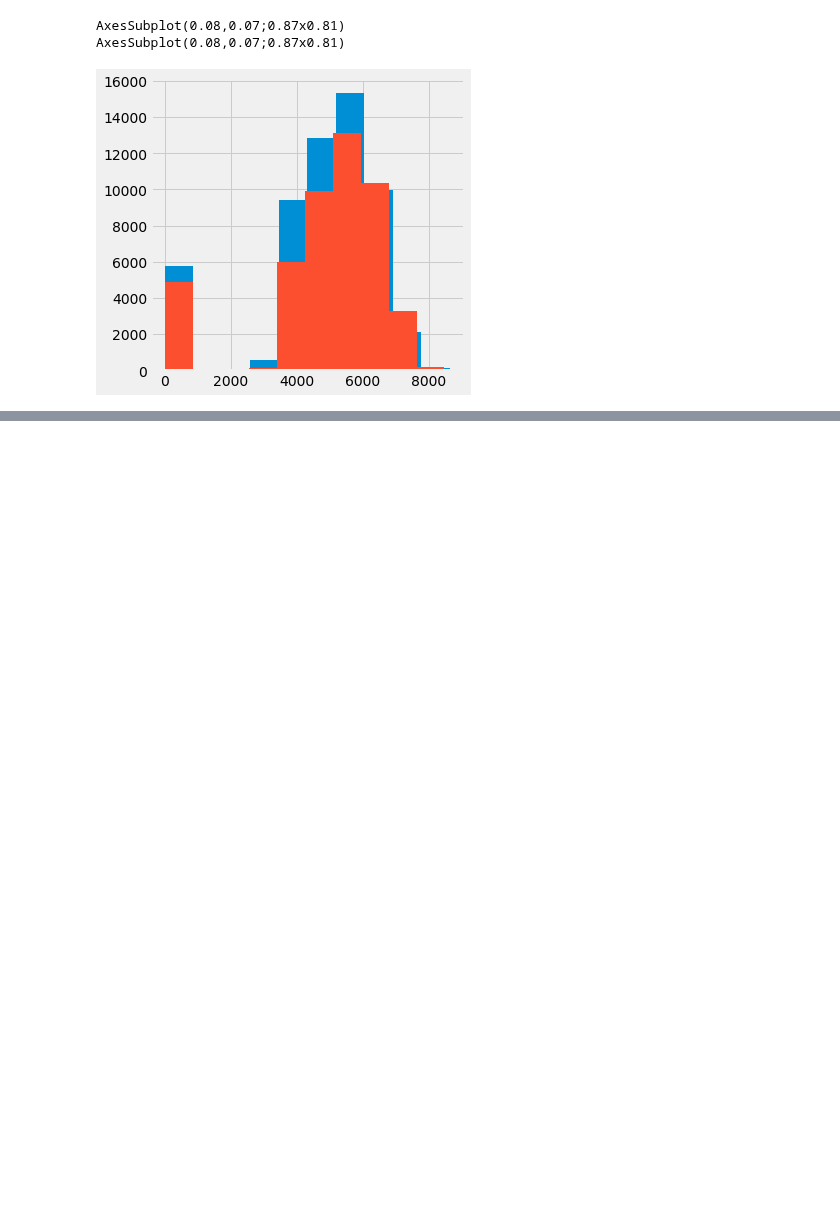
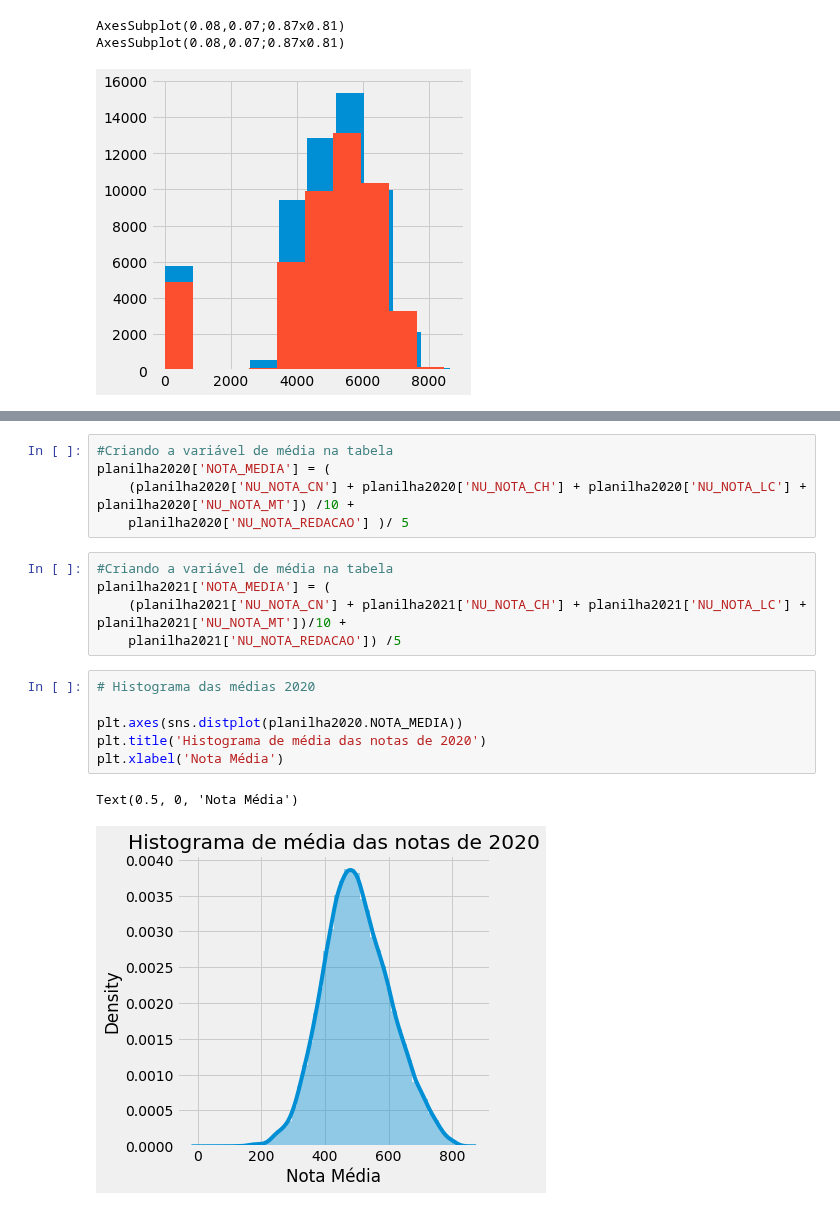
Before and after one commit to kingofrats04/Projeto_IA_DadosEnem, a Jupyter notebook: Graficos_IA.ipynb, the cells around one changed output, grey strips where cells are left out. Cells and saved outputs as stored; diff of their text form; blank space fills up the shorter version.

```diff
--- a/Graficos_IA.ipynb
+++ b/Graficos_IA.ipynb
@@ -1061,0 +1069,19 @@ AxesSubplot(0.08,0.07;0.87x0.81)
+# %%
+#Criando a variável de média na tabela
+planilha2020['NOTA_MEDIA'] = (
+    (planilha2020['NU_NOTA_CN'] + planilha2020['NU_NOTA_CH'] + planilha2020['NU_NOTA_LC'] + planilha2020['NU_NOTA_MT']) /10 +
+    planilha2020['NU_NOTA_REDACAO'] )/ 5
+# %%
+#Criando a variável de média na tabela
+planilha2021['NOTA_MEDIA'] = (
+    (planilha2021['NU_NOTA_CN'] + planilha2021['NU_NOTA_CH'] + planilha2021['NU_NOTA_LC'] + planilha2021['NU_NOTA_MT'])/10 +
+    planilha2021['NU_NOTA_REDACAO']) /5
+# %%
+# Histograma das médias 2020
+
+plt.axes(sns.distplot(planilha2020.NOTA_MEDIA))
+plt.title('Histograma de média das notas de 2020')
+plt.xlabel('Nota Média')
+# %% [output]
+Text(0.5, 0, 'Nota Média')
+[figure, added]
```
Also changed, not shown: parts of 11 cells of this notebook.
